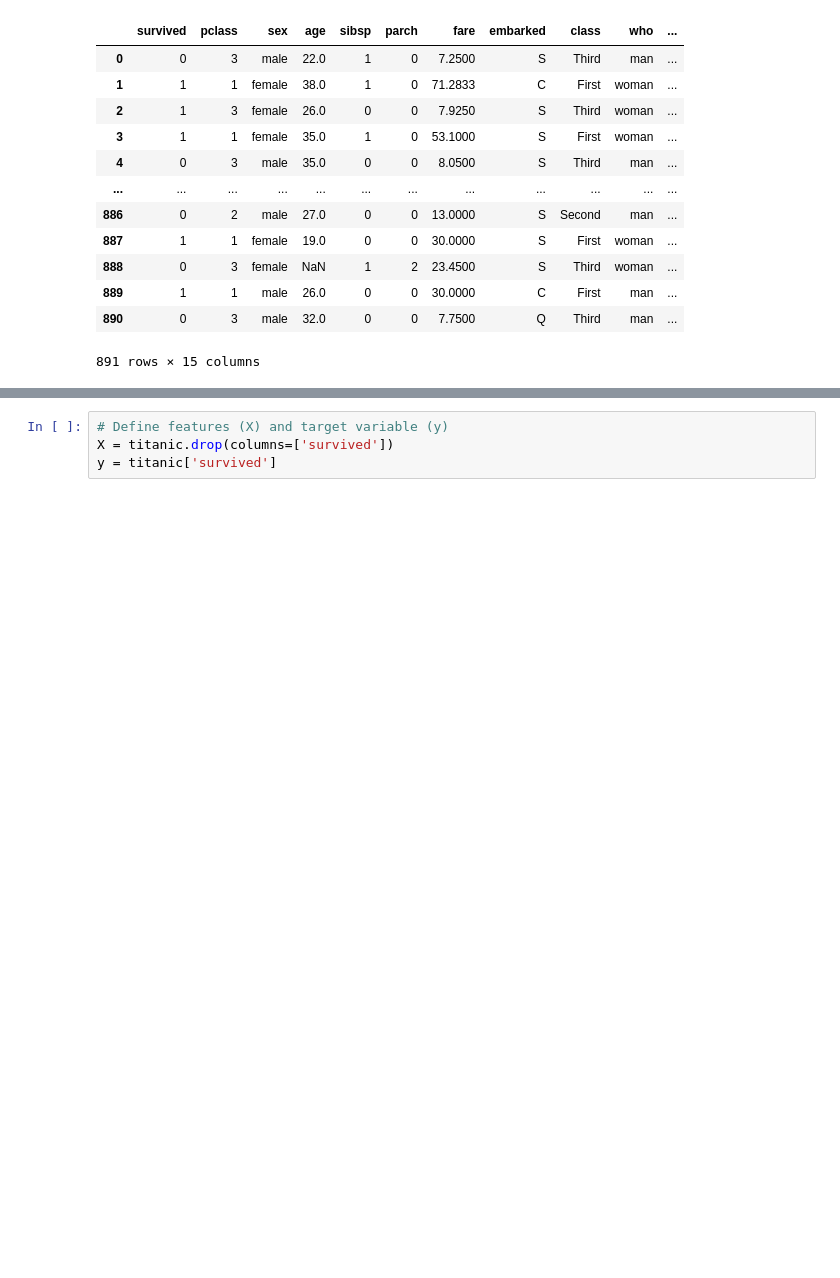
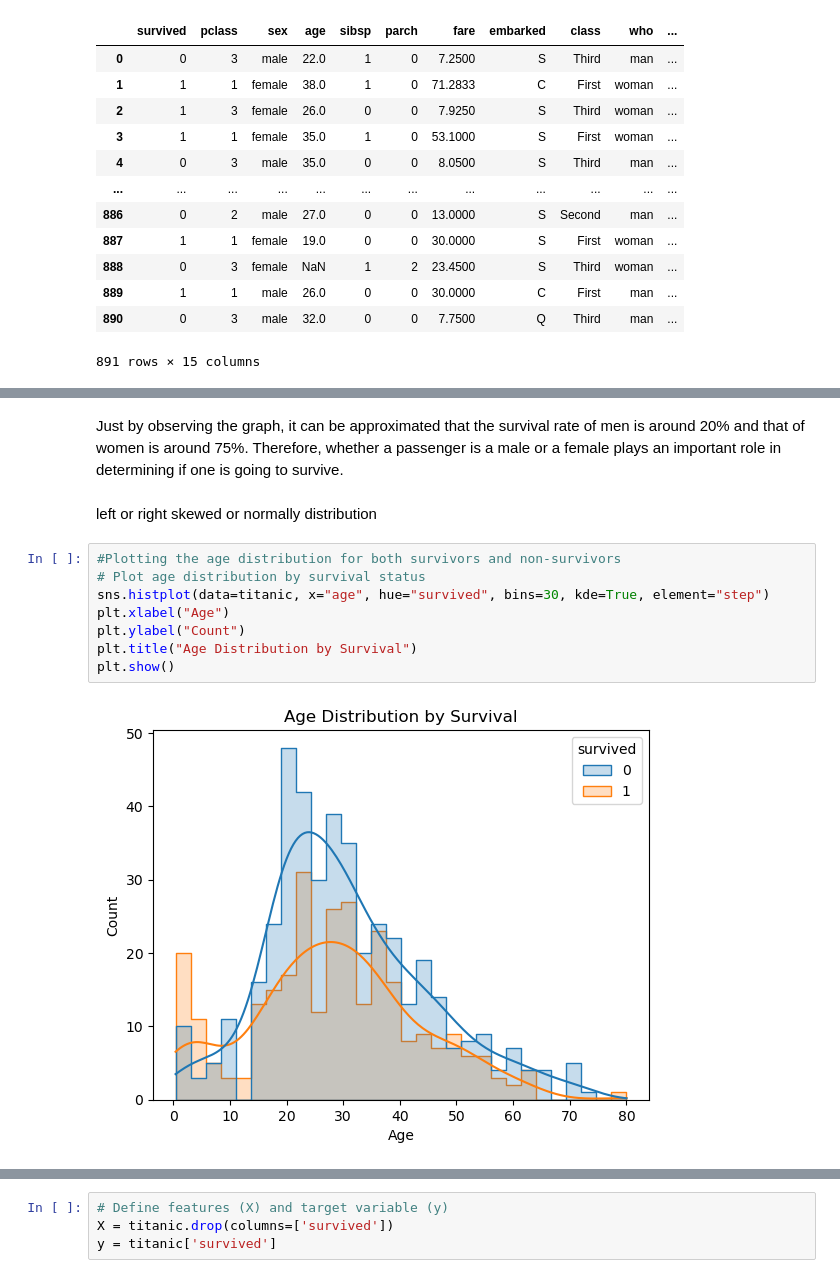
Before and after one commit to adobea-dev/Titanic_data-with-using-Artificial-neural-network, a Jupyter notebook: Titanic_data.ipynb, the cells around one changed output, grey strips where cells are left out. Cells and saved outputs as stored; diff of their text form; blank space fills up the shorter version.

```diff
--- a/Titanic_data.ipynb
+++ b/Titanic_data.ipynb
@@ -52,0 +117,14 @@ Preprocessing data
+# %% [markdown]
+Just by observing the graph, it can be approximated that the survival rate of men is around 20% and that of women is around 75%. Therefore, whether a passenger is a male or a female plays an important role in determining if one is going to survive.
+# %% [markdown]
+left or right skewed or normally distribution
+# %%
+#Plotting the age distribution for both survivors and non-survivors
+# Plot age distribution by survival status
+sns.histplot(data=titanic, x="age", hue="survived", bins=30, kde=True, element="step")
+plt.xlabel("Age")
+plt.ylabel("Count")
+plt.title("Age Distribution by Survival")
+plt.show()
+# %% [output]
+[figure, added]
```
Also changed, not shown: parts of 65 cells of this notebook.
